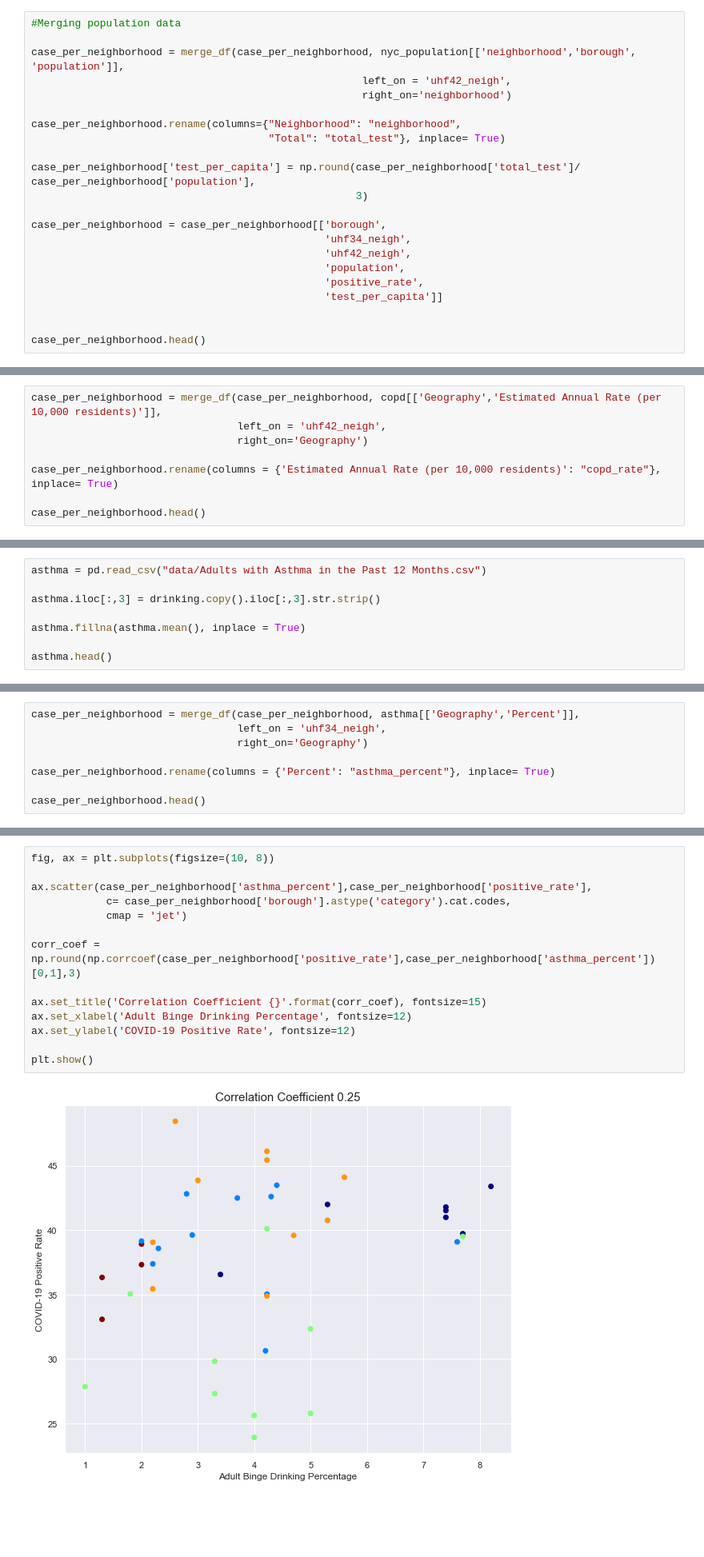
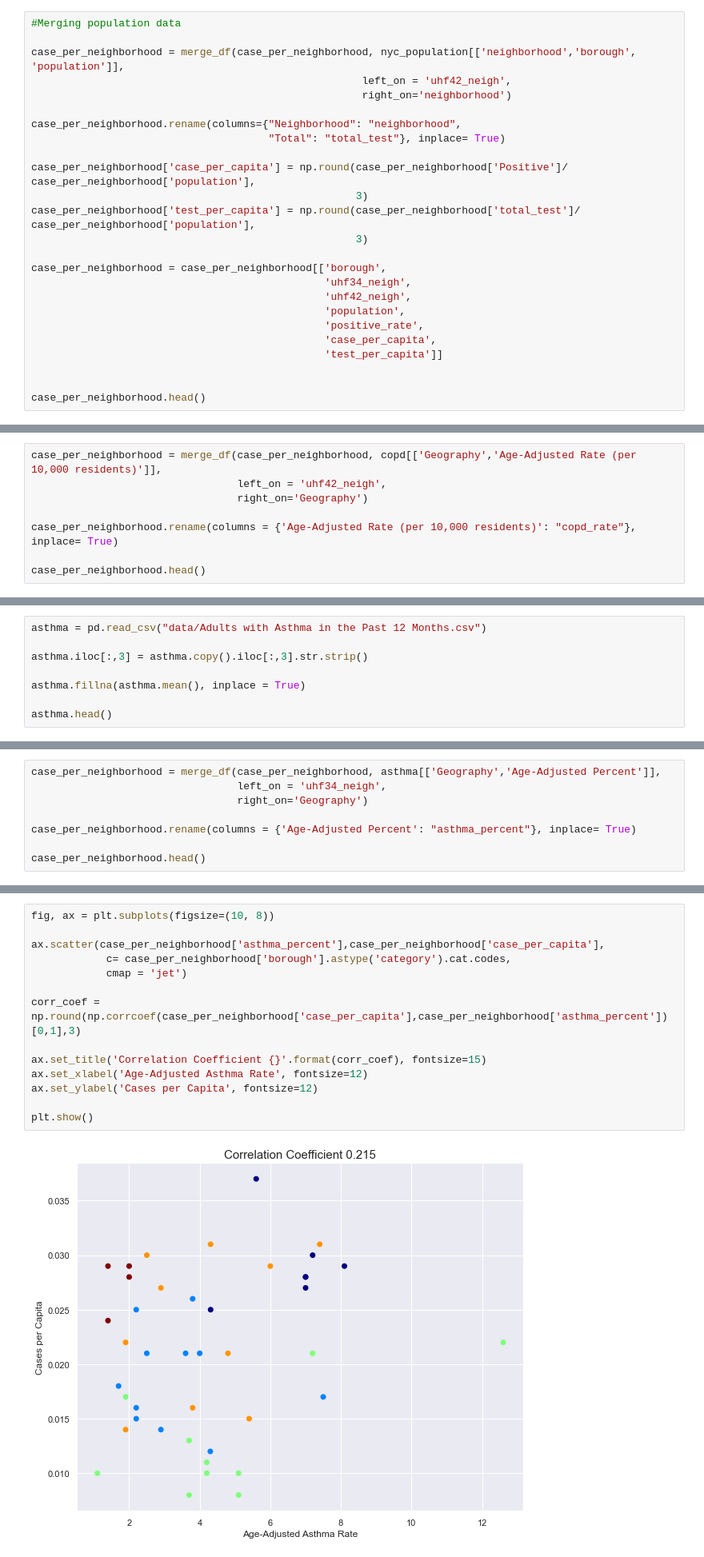
Before and after one commit to nqtri/mit_covid19_challenge, a Jupyter notebook: nyc_covid19_vs_health.ipynb, the cells around one changed output, grey strips where cells are left out. Shown: that part at 80% size. Drawn from its saved outputs; the diff is of its cells as text; blank space fills up the shorter version.

```diff
--- a/nyc_covid19_vs_health.ipynb
+++ b/nyc_covid19_vs_health.ipynb
@@ -173,6 +178,8 @@ case_per_neighborhood = merge_df(case_per_neighborhood, nyc_population[['neighbo
 case_per_neighborhood.rename(columns={"Neighborhood": "neighborhood",
                                       "Total": "total_test"}, inplace= True)
 
+case_per_neighborhood['case_per_capita'] = np.round(case_per_neighborhood['Positive']/ case_per_neighborhood['population'],
+                                                    3)
 case_per_neighborhood['test_per_capita'] = np.round(case_per_neighborhood['total_test']/ case_per_neighborhood['population'],
                                                     3)
 
@@ -181,6 +188,7 @@ case_per_neighborhood = case_per_neighborhood[['borough',
                                                'uhf42_neigh',
                                                'population',
                                                'positive_rate',
+                                               'case_per_capita',
                                                'test_per_capita']]
 
 
@@ -326,11 +334,11 @@ copd.head()
 | 3 | Bronx | Pelham - Throgs Neck | Chronic Obstructive Pulmonary Dis... | 56.9 | 53.5 | 467 |
 | 4 | Bronx | Hunts Point - Mott Haven | Chronic Obstructive Pulmonary Dis... | 17.9 | 22.3 | 148 |
 # %%
-case_per_neighborhood = merge_df(case_per_neighborhood, copd[['Geography','Estimated Annual Rate (per 10,000 residents)']],
+case_per_neighborhood = merge_df(case_per_neighborhood, copd[['Geography','Age-Adjusted Rate (per 10,000 residents)']],
                                  left_on = 'uhf42_neigh',
                                  right_on='Geography')
 
-case_per_neighborhood.rename(columns = {'Estimated Annual Rate (per 10,000 residents)': "copd_rate"}, inplace= True)
+case_per_neighborhood.rename(columns = {'Age-Adjusted Rate (per 10,000 residents)': "copd_rate"}, inplace= True)
 
 case_per_neighborhood.head()
 # %% [output]
@@ -453,7 +461,7 @@ Semi-strong correlation between alcoholic drinking and positive cases.
 # %%
 asthma = pd.read_csv("data/Adults with Asthma in the Past 12 Months.csv")
 
-asthma.iloc[:,3] = drinking.copy().iloc[:,3].str.strip()
+asthma.iloc[:,3] = asthma.copy().iloc[:,3].str.strip()
 
 asthma.fillna(asthma.mean(), inplace = True)
 
@@ -466,11 +474,11 @@ asthma.head()
 | 3 | 2017 | Borough | Manhattan | Manhattan | 3 | Adults with Asthma in the Past 12... | 4.6 | 61,000 | ... |
 | 4 | 2017 | Borough | Queens | Queens | 4 | Adults with Asthma in the Past 12... | 3.9 | 76,000 | ... |
 # %%
-case_per_neighborhood = merge_df(case_per_neighborhood, asthma[['Geography','Percent']],
+case_per_neighborhood = merge_df(case_per_neighborhood, asthma[['Geography','Age-Adjusted Percent']],
                                  left_on = 'uhf34_neigh',
                                  right_on='Geography')
 
-case_per_neighborhood.rename(columns = {'Percent': "asthma_percent"}, inplace= True)
+case_per_neighborhood.rename(columns = {'Age-Adjusted Percent': "asthma_percent"}, inplace= True)
 
 case_per_neighborhood.head()
 # %% [output]
@@ -483,18 +491,18 @@ case_per_neighborhood.head()
 # %%
 fig, ax = plt.subplots(figsize=(10, 8))
 
-ax.scatter(case_per_neighborhood['asthma_percent'],case_per_neighborhood['positive_rate'],
+ax.scatter(case_per_neighborhood['asthma_percent'],case_per_neighborhood['case_per_capita'],
             c= case_per_neighborhood['borough'].astype('category').cat.codes,
             cmap = 'jet')
 
-corr_coef = np.round(np.corrcoef(case_per_neighborhood['positive_rate'],case_per_neighborhood['asthma_percent'])[0,1],3)
+corr_coef = np.round(np.corrcoef(case_per_neighborhood['case_per_capita'],case_per_neighborhood['asthma_percent'])[0,1],3)
 
 ax.set_title('Correlation Coefficient {}'.format(corr_coef), fontsize=15)
-ax.set_xlabel('Adult Binge Drinking Percentage', fontsize=12)
-ax.set_ylabel('COVID-19 Positive Rate', fontsize=12)
+ax.set_xlabel('Age-Adjusted Asthma Rate', fontsize=12)
+ax.set_ylabel('Cases per Capita', fontsize=12)
 
 plt.show()
 # %% [output]
-[figure, old version]
+[figure, new version]
 # %% [markdown]
 We don't really see a strong correlation between asthma level among adults and positive COVID-19 cases.
```
Also changed, not shown: parts of 41 cells of this notebook, 1 other file.
